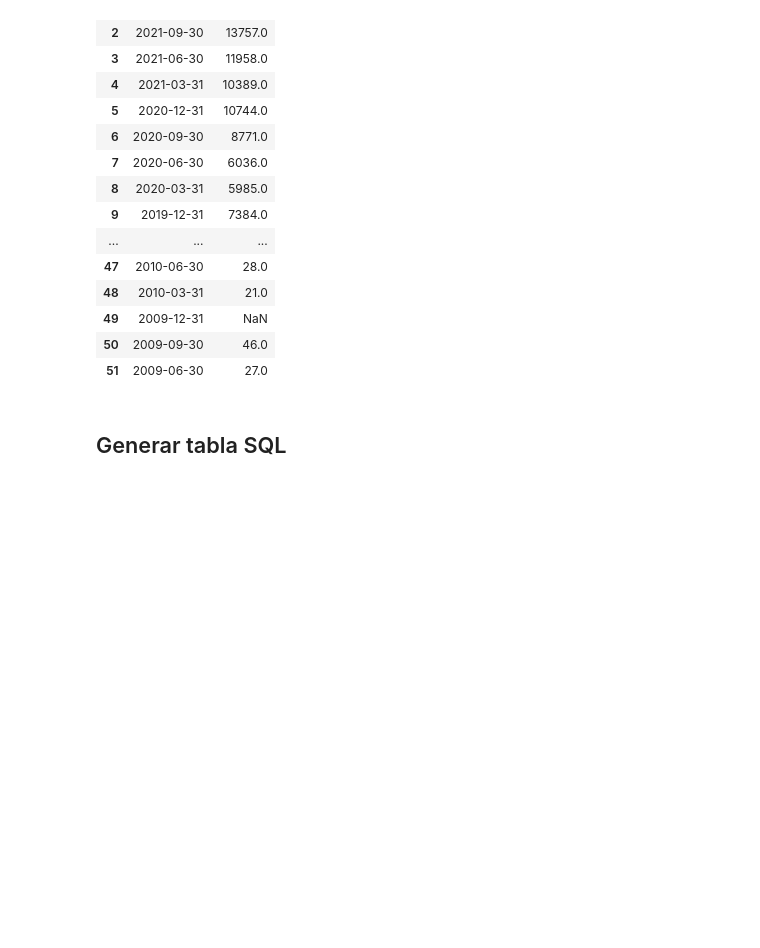
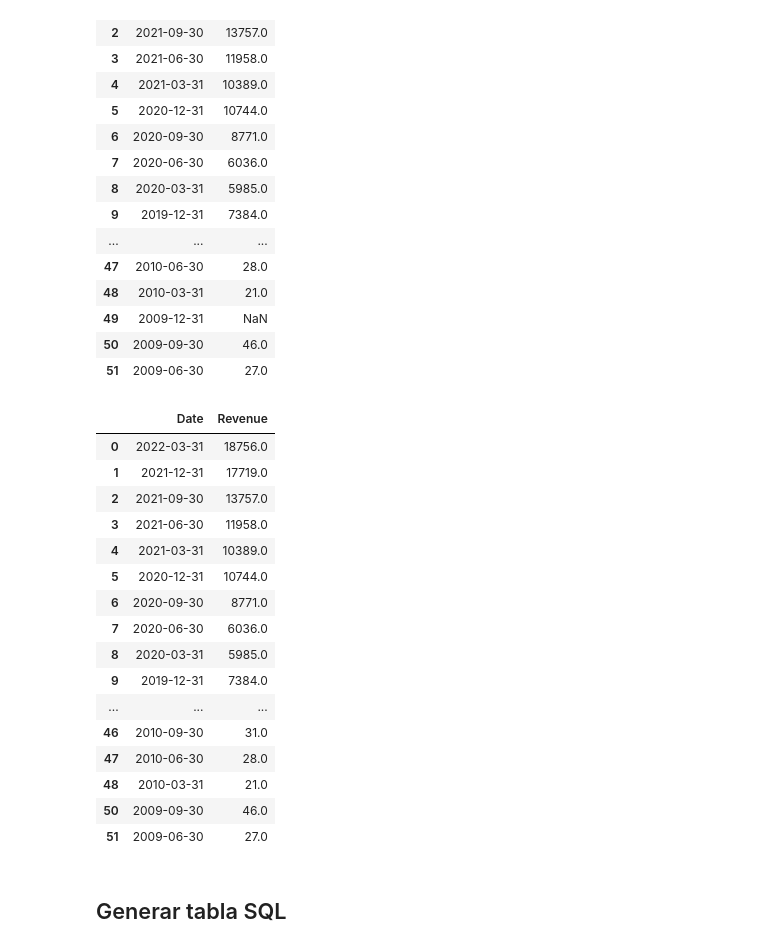
Before and after one commit to eperezvazquez/web-scraping-project-tutorial, a Jupyter notebook: src/code_scrapping.ipynb, the cells around one changed output. Cells and saved outputs as stored; diff of their text form; code cells hidden in the pictures; blank space fills up the shorter version.

```diff
--- a/src/code_scrapping.ipynb
+++ b/src/code_scrapping.ipynb
@@ -157,3 +169,26 @@ revenue_df = revenue_df.dropna(subset="Revenue")
+# %%
+
+#Step 5: Clean rows Remove the rows in the dataframe that are empty strings or are NaN in the Revenue column and print
+revenue_df = revenue_df.dropna(subset="Revenue")
+revenue_df
+# %% [output]
+|  | Date | Revenue |
+| 0 | 2022-03-31 | 18756.0 |
+| 1 | 2021-12-31 | 17719.0 |
+| 2 | 2021-09-30 | 13757.0 |
+| 3 | 2021-06-30 | 11958.0 |
+| 4 | 2021-03-31 | 10389.0 |
+| 5 | 2020-12-31 | 10744.0 |
+| 6 | 2020-09-30 | 8771.0 |
+| 7 | 2020-06-30 | 6036.0 |
+| 8 | 2020-03-31 | 5985.0 |
+| 9 | 2019-12-31 | 7384.0 |
+| ... | ... | ... |
+| 46 | 2010-09-30 | 31.0 |
+| 47 | 2010-06-30 | 28.0 |
+| 48 | 2010-03-31 | 21.0 |
+| 50 | 2009-09-30 | 46.0 |
+| 51 | 2009-06-30 | 27.0 |
 # %%
 revenue_df.to_csv("revenue_df.csv", index=None)
 # %% [markdown]
```
Also changed, not shown: parts of 16 cells of this notebook, 4 other files.
